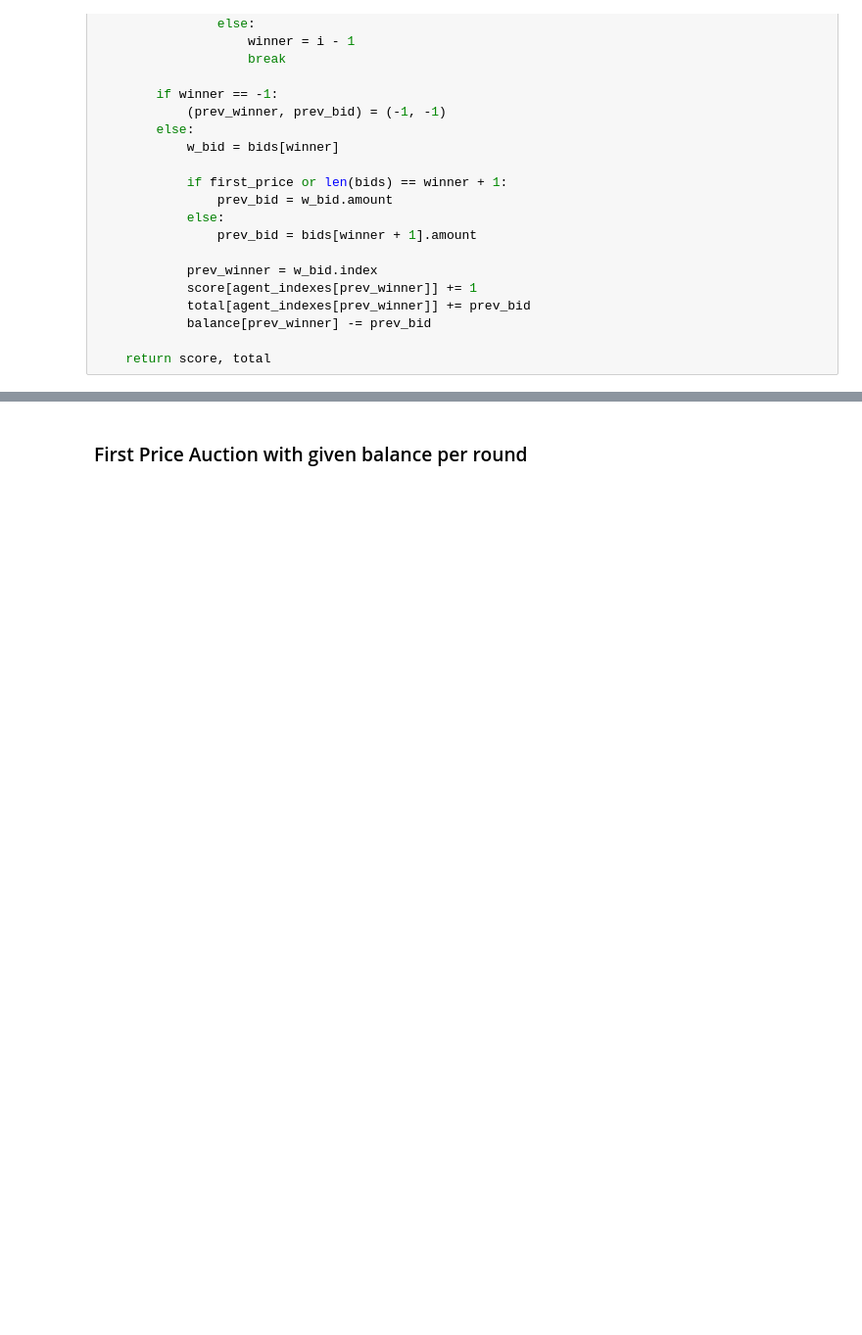
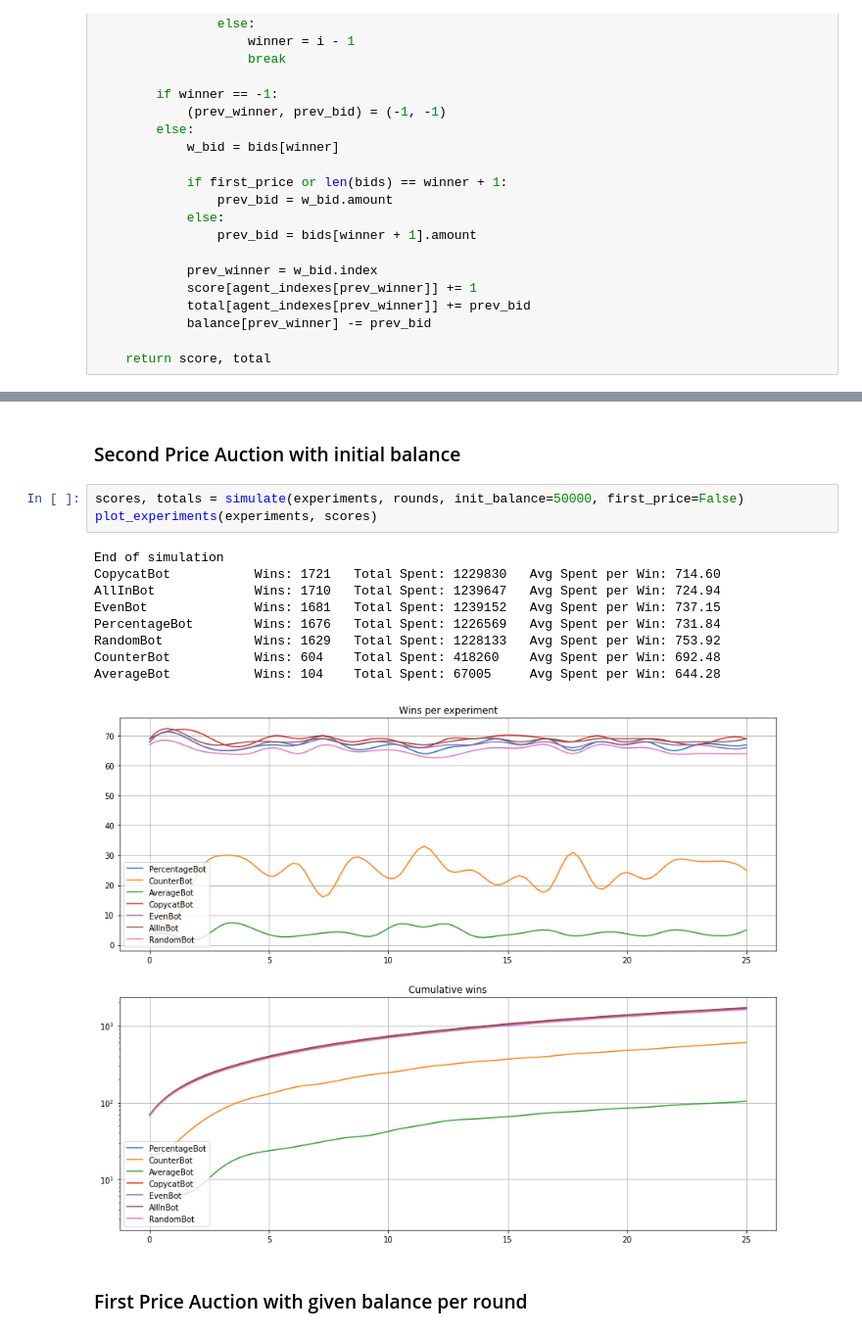
Before and after one commit to chriskrez/MultiagentSystems, a Jupyter notebook: agents.ipynb, the cells around one changed output, grey strips where cells are left out. Shown at 98% size. Drawn from its saved outputs; the diff is of its cells as text; blank space fills up the shorter version.

```diff
--- a/agents.ipynb
+++ b/agents.ipynb
@@ -355,3 +376,18 @@ rounds = 1000
+# %% [markdown]
+### Second Price Auction with initial balance
+# %%
+scores, totals = simulate(experiments, rounds, init_balance=50000, first_price=False)
+plot_experiments(experiments, scores)
+# %% [output]
+End of simulation
+CopycatBot           Wins: 1721   Total Spent: 1229830   Avg Spent per Win: 714.60
+AllInBot             Wins: 1710   Total Spent: 1239647   Avg Spent per Win: 724.94
+EvenBot              Wins: 1681   Total Spent: 1239152   Avg Spent per Win: 737.15
+PercentageBot        Wins: 1676   Total Spent: 1226569   Avg Spent per Win: 731.84
+RandomBot            Wins: 1629   Total Spent: 1228133   Avg Spent per Win: 753.92
+CounterBot           Wins: 604    Total Spent: 418260    Avg Spent per Win: 692.48
+AverageBot           Wins: 104    Total Spent: 67005     Avg Spent per Win: 644.28
+[figure, added]
 # %% [markdown]
 ### First Price Auction with given balance per round
 # %%
```
Also changed, not shown: parts of 17 cells of this notebook.
